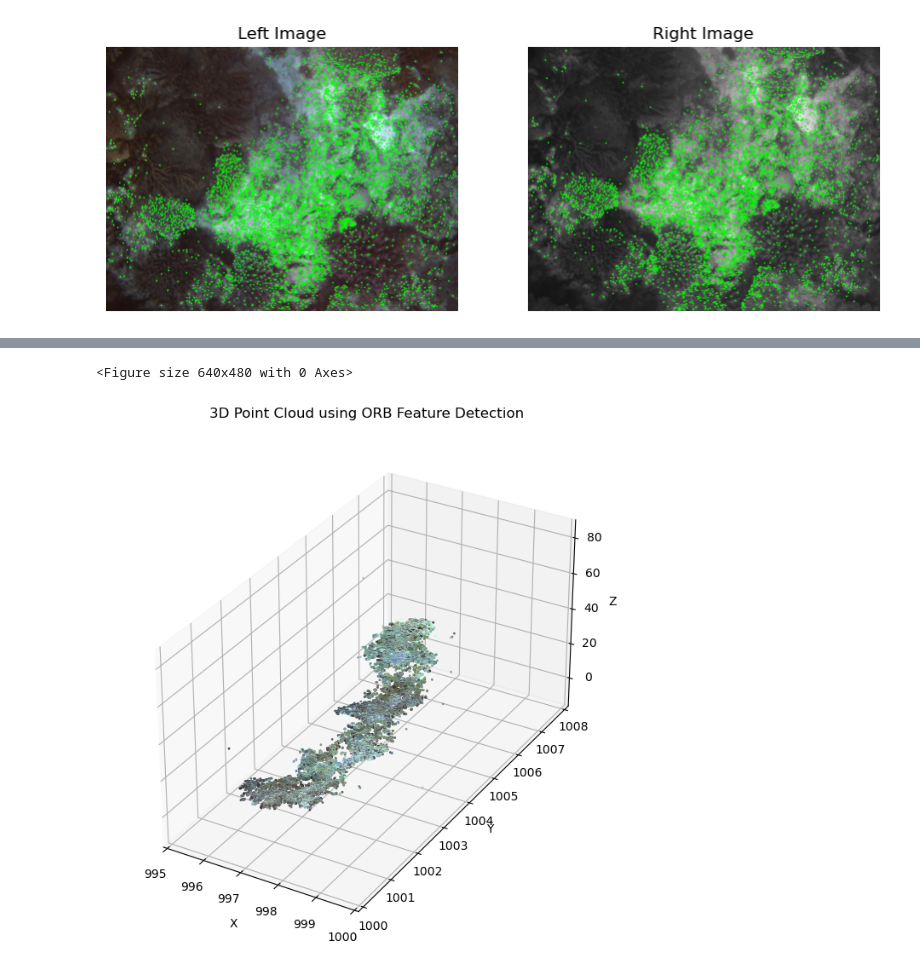
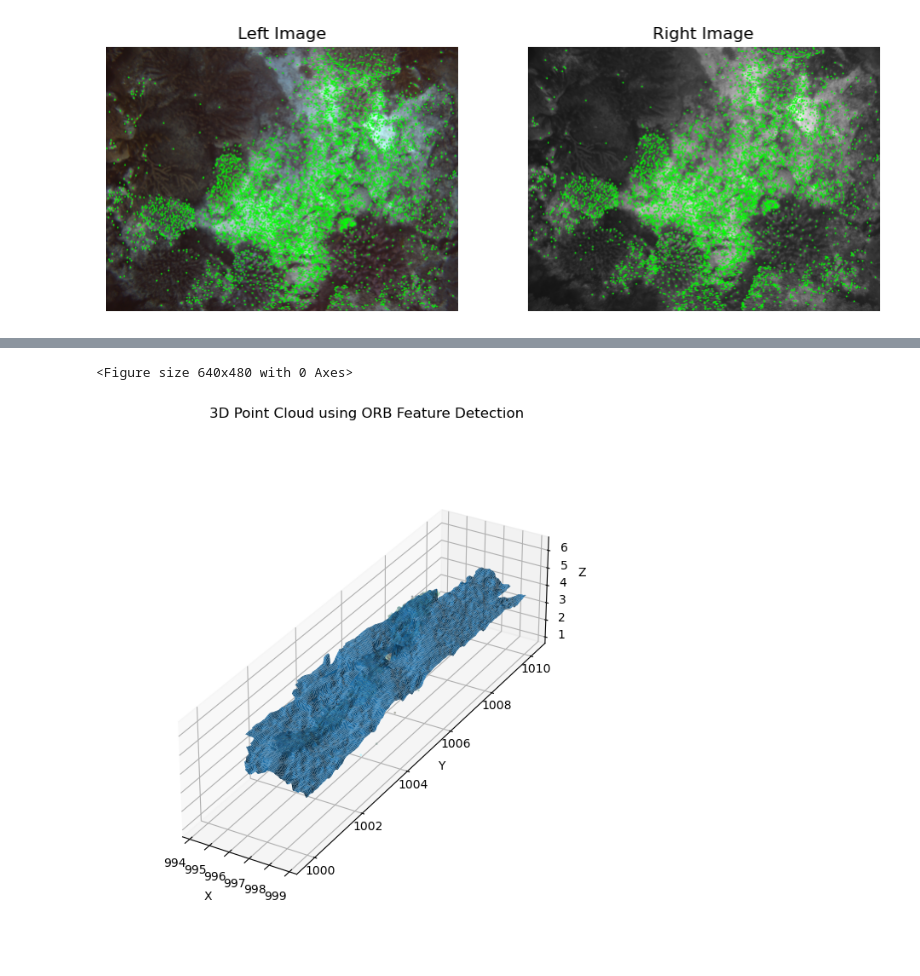
Before and after one commit to AmelineA2003/AMME5710, a Jupyter notebook: Assignments/A2/Question_1/Q1_A2.ipynb, the cells around one changed output, grey strips where cells are left out. Drawn from its saved outputs; the diff is of its cells as text; code cells hidden in the pictures.

```diff
--- a/Assignments/A2/Question_1/Q1_A2.ipynb
+++ b/Assignments/A2/Question_1/Q1_A2.ipynb
@@ -57,7 +57,7 @@ def ORB_feature_match(im_left, im_right, num_features):
 
 
     # Find inliers
-    F, mask = cv2.findFundamentalMat(pts1,pts2,cv2.FM_RANSAC)
+    F, mask = cv2.findFundamentalMat(pts1,pts2,cv2.FM_RANSAC, ransacReprojThreshold=1.0)
 
     # retain only points which were inliers (specified by "mask")
     pts1_inliers = pts1[mask[:,0]==1]
@@ -313,20 +314,20 @@ Found 4612 inlier correspondances
 # %%
 # Run feature detector on all stereo image pairs
 
-all_left_points = []
-all_right_points =[]
+# all_left_points = []
+# all_right_points =[]
 
-for i in range(len(left_imgs)):
-    im_left = left_imgs[i]
-    im_right = right_imgs[i]
-    left_points, right_points = SIFT_feature_match(im_left, im_right)
+# for i in range(len(left_imgs)):
+#     im_left = left_imgs[i]
+#     im_right = right_imgs[i]
+#     left_points, right_points = SIFT_feature_match(im_left, im_right)
 
-    all_left_points.append(left_points)
-    all_right_points.append(right_points)
+#     all_left_points.append(left_points)
+#     all_right_points.append(right_points)
 
 
-all_right_points = np.array(np.vstack(all_right_points))
-all_left_points = np.array(np.vstack(all_left_points))
+# all_right_points = np.array(np.vstack(all_right_points))
+# all_left_points = np.array(np.vstack(all_left_points))
 # %%
 ############################################ GENERATE 3D MAP USING ORB FEATURE DETECTION #################################################
 
@@ -403,7 +408,7 @@ plt.show()
 pixel_colours = []
 world_points = []
 
-num_features = 4600
+num_features = 3000
 
 
 P_left = (K_left)@ np.hstack((np.eye(3), np.zeros((3, 1))))
@@ -436,35 +441,45 @@ for i in range(len(left_imgs)):
     points_3D = points_3D[:3,:]
 
 
     # Transform into world coordinates
     R_wc = R_camera[:, :, i]
     t_wc = t_camera[:, i]
 
     R_cw = R_wc.T
     t_cw = -R_cw @ t_wc.reshape(3, 1)
 
     points_world = (R_cw @ points_3D + t_cw).T
     world_points.append(points_world)
 
 pixel_colours = np.array(np.vstack(pixel_colours))
 world_points = np.array(np.vstack(world_points))
 
 
 # Generating 3D terrain map
 fig = plt.figure()
 fig = plt.figure(figsize=(12, 8))
 ax = fig.add_subplot(111, projection='3d')
+
+X, Y = np.meshgrid(terrain_data['X'], terrain_data['Y'])
+surf = ax.plot_surface(X, Y, -terrain_data['height_grid'], rstride=5, cstride=5)
 ax.scatter(world_points[:, 0], world_points[:, 1], world_points[:, 2], s=1, c=pixel_colours/255.0)
 ax.set_xlabel("X")
 ax.set_ylabel("Y")
 ax.set_zlabel("Z")
-ax.set_box_aspect([1, 2, 1])
-# ax.view_init(elev=20, azim=150)
-ax.set_xlim([995, 1000])
-ax.set_ylim([1000, 1008])
+ax.set_box_aspect([1, 4, 1])
+# ax.view_init(elev=0, azim=170)
+# ax.set_xlim([995, 1000])
+# ax.set_ylim([1000, 1010])
 # ax.set_zlim([-5, 6])
 ax.set_title("3D Point Cloud using ORB Feature Detection")
 plt.show()
+
+# fig = plt.figure()
+# ax = fig.add_subplot(111, projection='3d')
+# ax.set_box_aspect([1, 2, 1])
+
+
+# ax.set_title("Reference Terrain Model")
 # %% [output]
 <Figure size 640x480 with 0 Axes>
-[figure, old version]
+[figure, new version]
```
Also changed, not shown: parts of 6 cells of this notebook, 1 other file.
